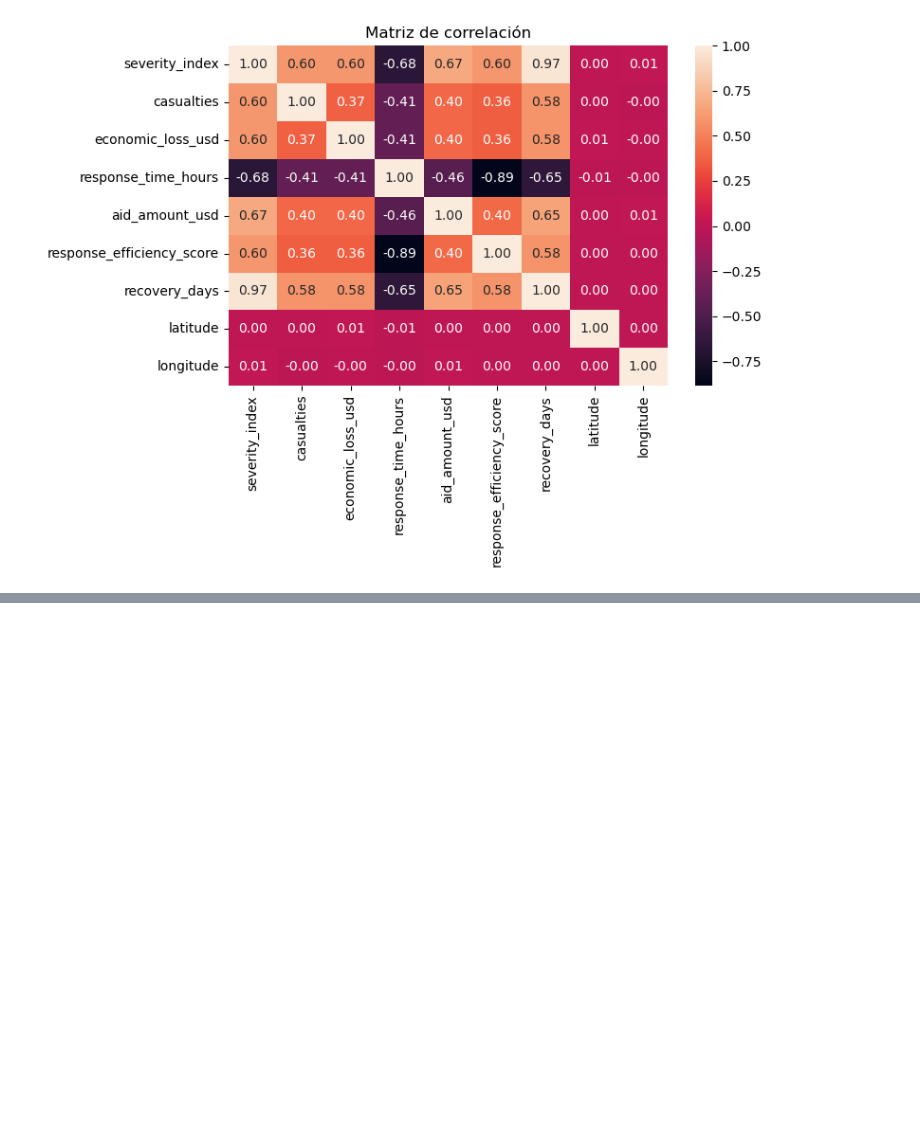
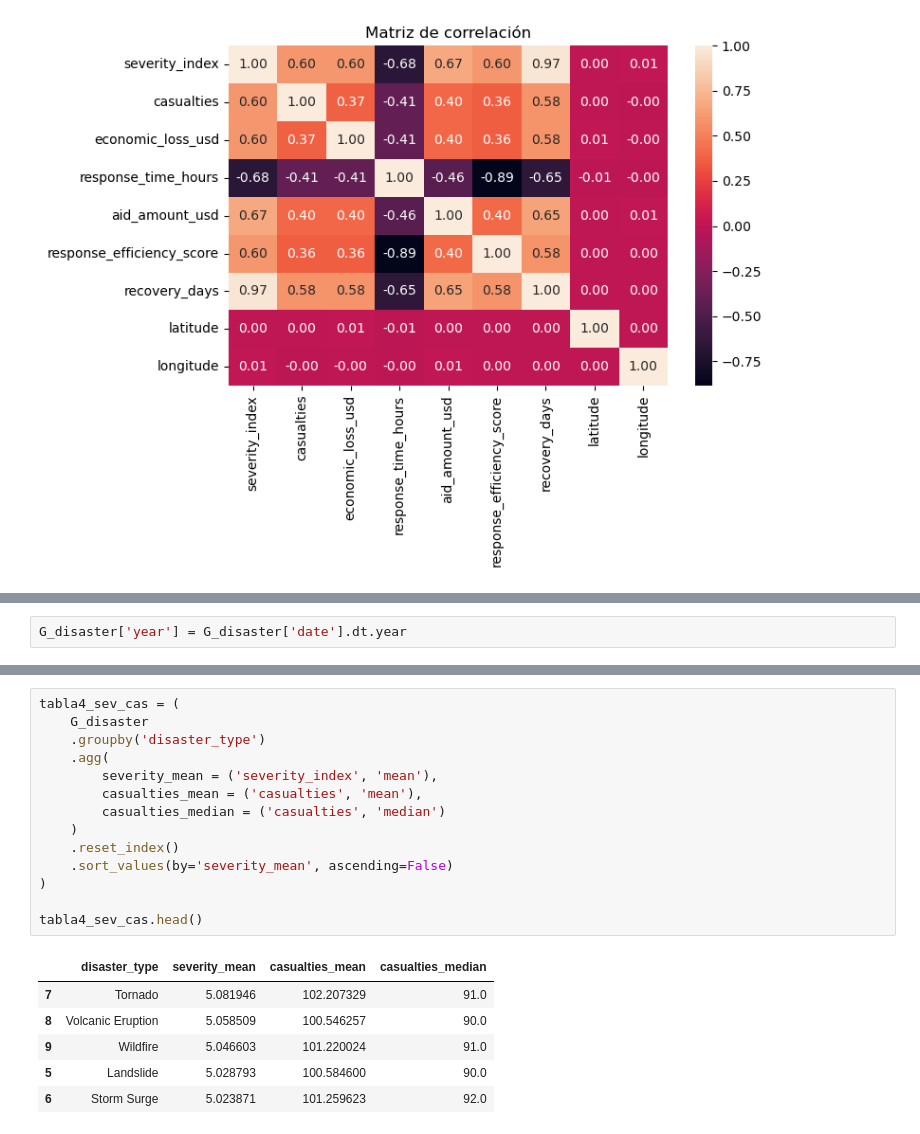
Before and after one commit to sebastiangs1001-python/MachineL, a Jupyter notebook: archive(1)/ML.ipynb, the cells around one changed output, grey strips where cells are left out. Cells and saved outputs as stored; diff of their text form; blank space fills up the shorter version.

```diff
--- a/archive(1)/ML.ipynb
+++ b/archive(1)/ML.ipynb
@@ -257,0 +295,2 @@ plt.show()
+# %%
+G_disaster['year'] = G_disaster['date'].dt.year
@@ -257,0 +329,21 @@ plt.show()
+# %%
+tabla4_sev_cas = (
+    G_disaster
+    .groupby('disaster_type')
+    .agg(
+        severity_mean = ('severity_index', 'mean'),
+        casualties_mean = ('casualties', 'mean'),
+        casualties_median = ('casualties', 'median')
+    )
+    .reset_index()
+    .sort_values(by='severity_mean', ascending=False)
+)
+
+tabla4_sev_cas.head()
+# %% [output]
+|  | disaster_type | severity_mean | casualties_mean | casualties_median |
+| 7 | Tornado | 5.081946 | 102.207329 | 91.0 |
+| 8 | Volcanic Eruption | 5.058509 | 100.546257 | 90.0 |
+| 9 | Wildfire | 5.046603 | 101.220024 | 91.0 |
+| 5 | Landslide | 5.028793 | 100.584600 | 90.0 |
+| 6 | Storm Surge | 5.023871 | 101.259623 | 92.0 |
```
Also changed, not shown: parts of 7 cells of this notebook, 11 other files.
